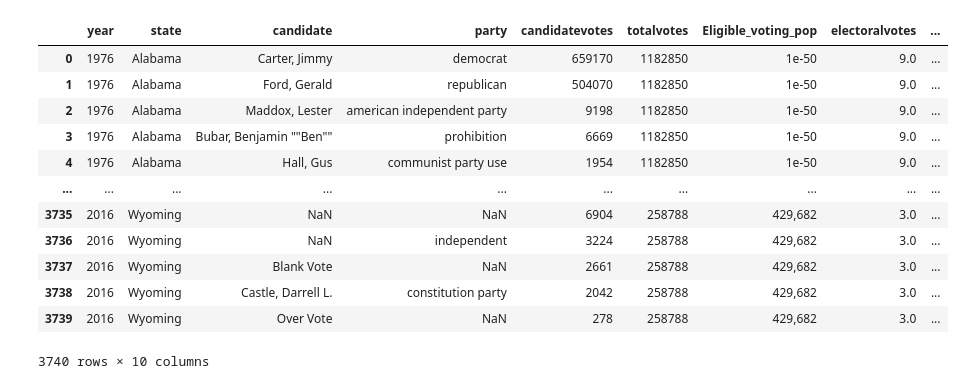
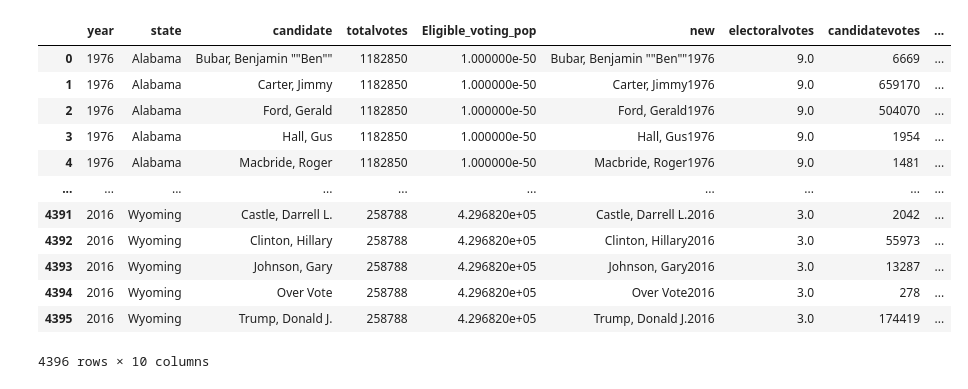
Before and after one commit to HBlockBeach/who_won_it, a Jupyter notebook: data/politics_data_raw.ipynb, the cells around one changed output. Drawn from its saved outputs; the diff is of its cells as text; code cells hidden in the pictures.

```diff
--- a/data/politics_data_raw.ipynb
+++ b/data/politics_data_raw.ipynb
@@ -76,0 +140,9 @@ final_working_df
+# %%
+#you need to make a seperate dataframe with candidate and party, do the group by without party, and then merge em back
+
+party_df = final_working_df[["candidate", "party_x"]]
+
+final_working_df = final_working_df[["year", "state", "candidate", "totalvotes", "Eligible_voting_pop", "new", "electoralvotes", "candidatevotes"]]
+
+#final_working_df = final_working_df.loc[final_working_df["candidate"] == 'Bubar, Benjamin ""Ben""']
+final_working_df
@@ -76,0 +163,3 @@ final_working_df
+# %%
+final_working_df = final_working_df.groupby(["year", "state", "candidate", "totalvotes", "Eligible_voting_pop", "new", "electoralvotes"]).sum().reset_index()
+final_working_df
@@ -76,0 +180,3 @@ final_working_df
+# %%
+final_working_df = final_working_df.merge(party_df, how="left" , left_on = 'candidate', right_on= "candidate")
+final_working_df
@@ -76,0 +197,9 @@ final_working_df
+# %%
+
+final_working_df.rename(columns={"party_x" : "party"}, inplace=True)
+final_working_df = final_working_df.drop_duplicates()
+
+
+final_working_df["Eligible_voting_pop"] = final_working_df["Eligible_voting_pop"].replace({'\$': '', ',': ''}, regex=True)
+final_working_df["Eligible_voting_pop"] = final_working_df["Eligible_voting_pop"].astype(str).astype(float)
+final_working_df
@@ -122,29 +265,29 @@ find_top_candidates_df
 # %%
 #merge to create column for flag
 
 final_final_but_not_quite = final_working_df.merge(toppy, how="left", left_on= "new", right_on= 0)
 
 #fill na in new columnt with 0
 final_final_but_not_quite[0] = final_final_but_not_quite[0].fillna(0)
 
 #fill na in eligible voting pop for math
-final_final_but_not_quite["Eligible_voting_pop"] = final_final_but_not_quite["Eligible_voting_pop"].fillna(.00000000000000000000000000000000000000000000000001)
+
 
 final_final_but_not_quite
 # %% [output]
-|  | year | state | candidate | party | candidatevotes | totalvotes | Eligible_voting_pop | electoralvotes | ... |
-| 0 | 1976 | Alabama | Carter, Jimmy | democrat | 659170 | 1182850 | 1e-50 | 9.0 | ... |
-| 1 | 1976 | Alabama | Ford, Gerald | republican | 504070 | 1182850 | 1e-50 | 9.0 | ... |
-| 2 | 1976 | Alabama | Maddox, Lester | american independent party | 9198 | 1182850 | 1e-50 | 9.0 | ... |
-| 3 | 1976 | Alabama | Bubar, Benjamin ""Ben"" | prohibition | 6669 | 1182850 | 1e-50 | 9.0 | ... |
-| 4 | 1976 | Alabama | Hall, Gus | communist party use | 1954 | 1182850 | 1e-50 | 9.0 | ... |
+|  | year | state | candidate | totalvotes | Eligible_voting_pop | new | electoralvotes | candidatevotes | ... |
+| 0 | 1976 | Alabama | Bubar, Benjamin ""Ben"" | 1182850 | 1.000000e-50 | Bubar, Benjamin ""Ben""1976 | 9.0 | 6669 | ... |
+| 1 | 1976 | Alabama | Carter, Jimmy | 1182850 | 1.000000e-50 | Carter, Jimmy1976 | 9.0 | 659170 | ... |
+| 2 | 1976 | Alabama | Ford, Gerald | 1182850 | 1.000000e-50 | Ford, Gerald1976 | 9.0 | 504070 | ... |
+| 3 | 1976 | Alabama | Hall, Gus | 1182850 | 1.000000e-50 | Hall, Gus1976 | 9.0 | 1954 | ... |
+| 4 | 1976 | Alabama | Macbride, Roger | 1182850 | 1.000000e-50 | Macbride, Roger1976 | 9.0 | 1481 | ... |
 | ... | ... | ... | ... | ... | ... | ... | ... | ... | ... |
-| 3735 | 2016 | Wyoming | NaN | NaN | 6904 | 258788 | 429,682 | 3.0 | ... |
-| 3736 | 2016 | Wyoming | NaN | independent | 3224 | 258788 | 429,682 | 3.0 | ... |
-| 3737 | 2016 | Wyoming | Blank Vote | NaN | 2661 | 258788 | 429,682 | 3.0 | ... |
-| 3738 | 2016 | Wyoming | Castle, Darrell L. | constitution party | 2042 | 258788 | 429,682 | 3.0 | ... |
-| 3739 | 2016 | Wyoming | Over Vote | NaN | 278 | 258788 | 429,682 | 3.0 | ... |
+| 4391 | 2016 | Wyoming | Castle, Darrell L. | 258788 | 4.296820e+05 | Castle, Darrell L.2016 | 3.0 | 2042 | ... |
+| 4392 | 2016 | Wyoming | Clinton, Hillary | 258788 | 4.296820e+05 | Clinton, Hillary2016 | 3.0 | 55973 | ... |
+| 4393 | 2016 | Wyoming | Johnson, Gary | 258788 | 4.296820e+05 | Johnson, Gary2016 | 3.0 | 13287 | ... |
+| 4394 | 2016 | Wyoming | Over Vote | 258788 | 4.296820e+05 | Over Vote2016 | 3.0 | 278 | ... |
+| 4395 | 2016 | Wyoming | Trump, Donald J. | 258788 | 4.296820e+05 | Trump, Donald J.2016 | 3.0 | 174419 | ... |
-3740 rows × 10 columns
+4396 rows × 10 columns
 # %%
 #using flag, change candidate name to other if not in top 2
 
```
Also changed, not shown: parts of 20 cells of this notebook.
